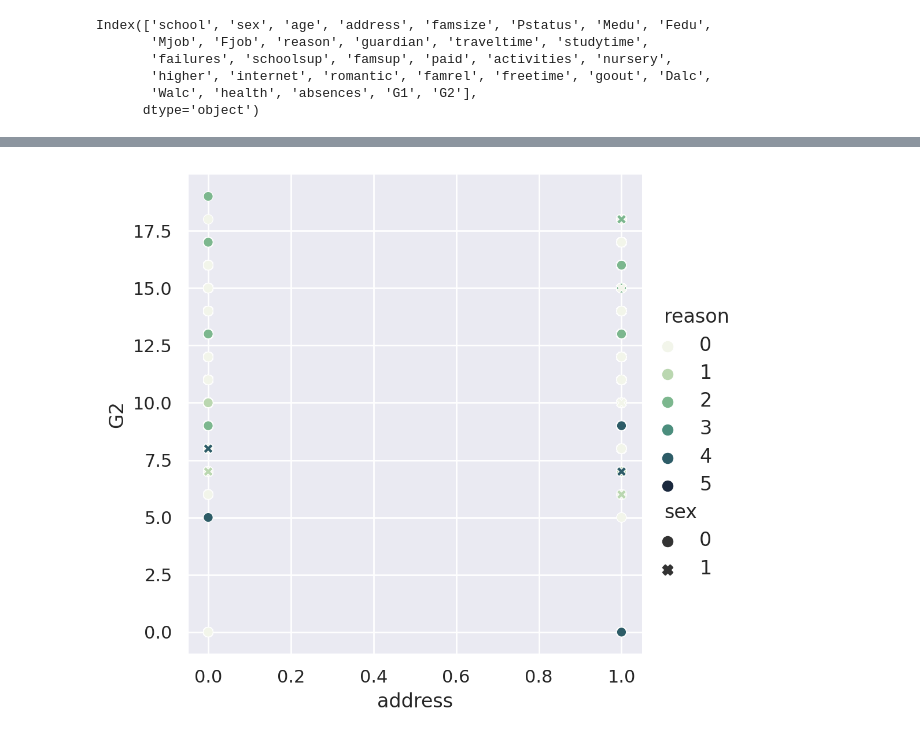
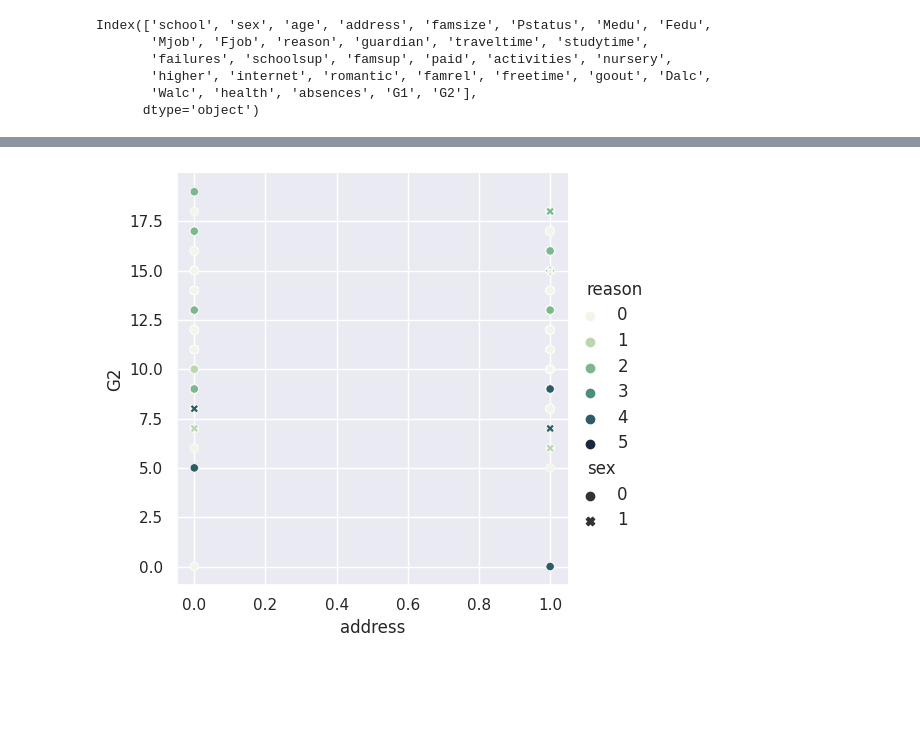
Before and after one commit to RedBatProject/Sea-Born, a Jupyter notebook: SeaBorn.ipynb, the cells around one changed output, grey strips where cells are left out. Cells and saved outputs as stored; diff of their text form; code cells hidden in the pictures; blank space fills up the shorter version.

```diff
--- a/SeaBorn.ipynb
+++ b/SeaBorn.ipynb
@@ -55,6 +57,8 @@ Index(['school', 'sex', 'age', 'address', 'famsize', 'Pstatus', 'Medu', 'Fedu',
+# %%
+sns.set(rc={"figure.dpi":100, 'savefig.dpi':600})
 # %%
-sns.set(rc={"figure.dpi":200, 'savefig.dpi':1600})
+# sns.set(rc={"figure.dpi":200, 'savefig.dpi':1600})
 sns.relplot(x="address", y="G2",hue='reason',palette="ch:r=-.5,l=.95",style='sex', data=data);
-plt.savefig('/content/j.jpg')
+# plt.savefig('/content/j.jpg')
 # %% [output]
-[figure, old version]
+[figure, new version]
```
Also changed, not shown: parts of 28 cells of this notebook.
